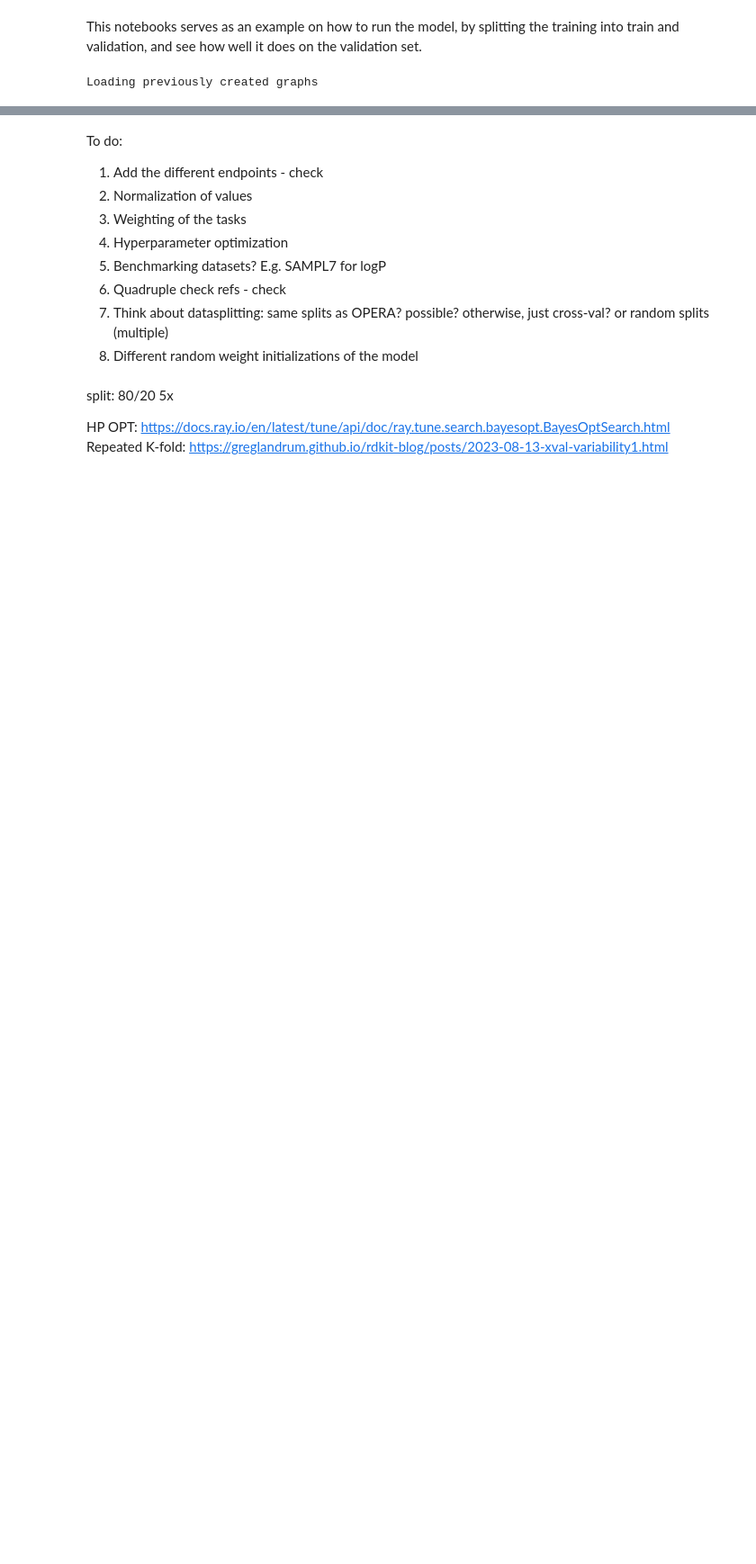
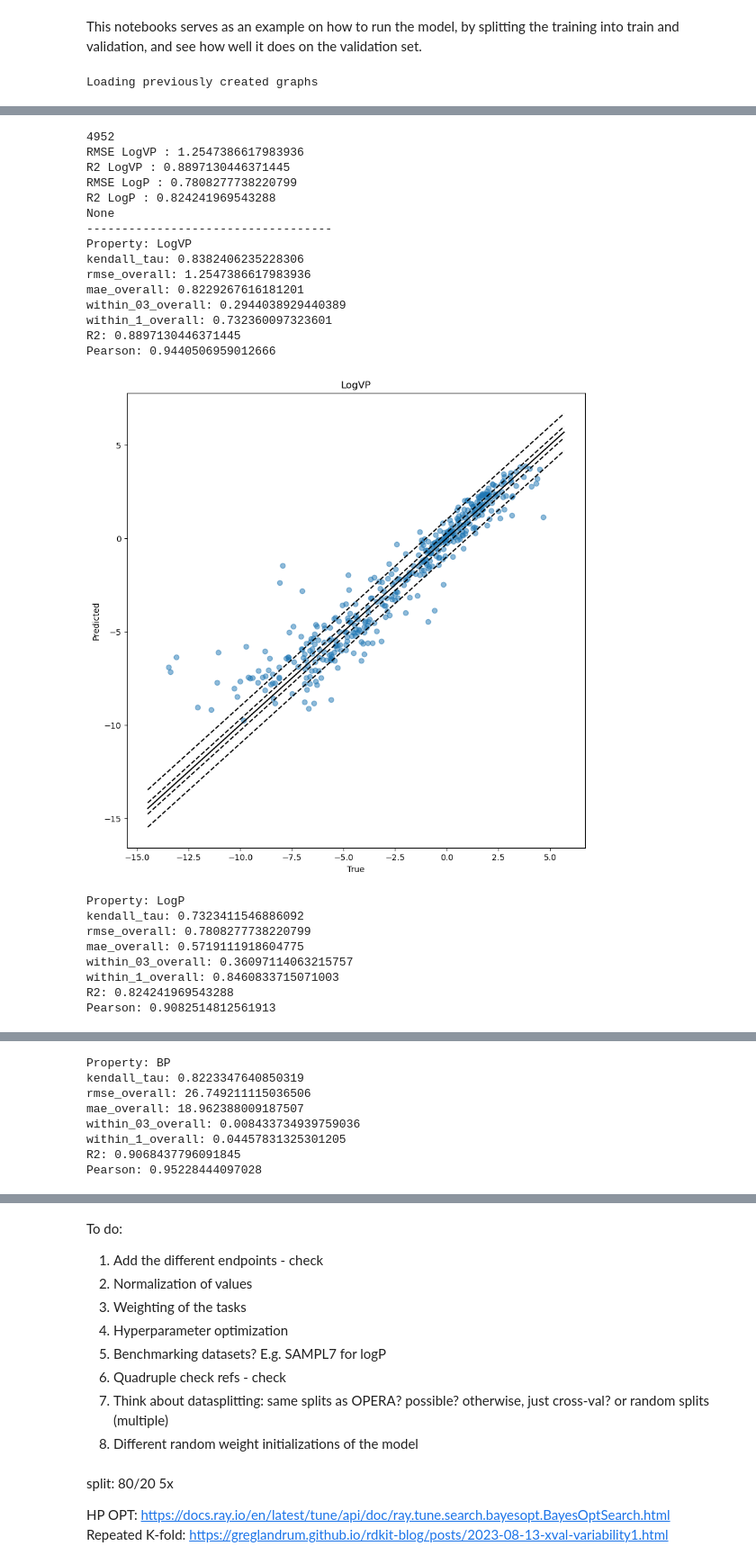
Before and after one commit to Cschiebroek/Digital_Chemistry, a Jupyter notebook: 002_Example_Run.ipynb, the cells around one changed output, grey strips where cells are left out. Shown at 90% size. Saved outputs shown, nothing was run; the diff lists cells and outputs as text; code cells hidden in the pictures; blank space fills up the shorter version.

```diff
--- a/002_Example_Run.ipynb
+++ b/002_Example_Run.ipynb
@@ -53,0 +296,16 @@ plot_scatters(df_preds,df_ys)
+# %%
+#test with some props that seem to be related at first glance: HL, KOA,LogP, MP,BP,VP
+train_graphs_DASH_charge_scaled = get_graphs(train,dash_charges=True,scaled =True,save_graphs = True)
+props = ['LogHL','LogKOA','LogP','MP','BP','LogVP']
+outputs = 14 #keep this at 14 for now, this is all the properties for which graphs are made
+device = torch.device('cuda' if torch.cuda.is_available() else 'cpu')
+train_data, val_data = train_test_split(train_graphs_DASH_charge_scaled, test_size=0.2, random_state=2000)
+train_loader = DataLoader(train_data, batch_size=16, shuffle=True)
+val_loader = DataLoader(val_data, batch_size=16, shuffle=False)
+model= AttentiveFP(in_channels=24, hidden_channels=200, out_channels=outputs, #note that using the DASH graphs will increase the amount of node feauters (input channels for model) from 23 to 24
+                            edge_dim=11, num_layers=4, num_timesteps=2,
+                            dropout=0.0).to(device)
+optimizer = torch.optim.Adam(model.parameters(), lr=10**-3,
+                        weight_decay=10**-4)
+print(len(train_data), len(val_data))
+train_and_validate_multi(model, train_loader, val_loader, optimizer, num_epochs=100, outputs=outputs, verbose=True,props_to_train=props,name='test_DASH_scaled_6props')
@@ -53,0 +370,33 @@ plot_scatters(df_preds,df_ys)
+# %%
+model.load_state_dict(torch.load('test_DASH_scaled_6props.pt'))
+preds, ys = get_preds_per_task(model,val_loader, outputs,props_to_predict=props)
+df_preds = vals_to_df(preds,props)
+df_ys = vals_to_df(ys,props)
+print(print_rmse_and_r2_scaled(df_preds,df_ys))
+print('-----------------------------------')
+plot_scatters(df_preds,df_ys)
+# %% [output]
+4952
+RMSE LogVP : 1.2547386617983936
+R2 LogVP : 0.8897130446371445
+RMSE LogP : 0.7808277738220799
+R2 LogP : 0.824241969543288
+None
+-----------------------------------
+Property: LogVP
+kendall_tau: 0.8382406235228306
+rmse_overall: 1.2547386617983936
+mae_overall: 0.8229267616181201
+within_03_overall: 0.2944038929440389
+within_1_overall: 0.732360097323601
+R2: 0.8897130446371445
+Pearson: 0.9440506959012666
+[figure, added]
+Property: LogP
+kendall_tau: 0.7323411546886092
+rmse_overall: 0.7808277738220799
+mae_overall: 0.5719111918604775
+within_03_overall: 0.36097114063215757
+within_1_overall: 0.8460833715071003
+R2: 0.824241969543288
+Pearson: 0.9082514812561913
@@ -53,0 +404,8 @@ plot_scatters(df_preds,df_ys)
+Property: BP
+kendall_tau: 0.8223347640850319
+rmse_overall: 26.749211115036506
+mae_overall: 18.962388009187507
+within_03_overall: 0.008433734939759036
+within_1_overall: 0.04457831325301205
+R2: 0.9068437796091845
+Pearson: 0.95228444097028
```
Also changed, not shown: parts of 17 cells of this notebook, 7 other files.
